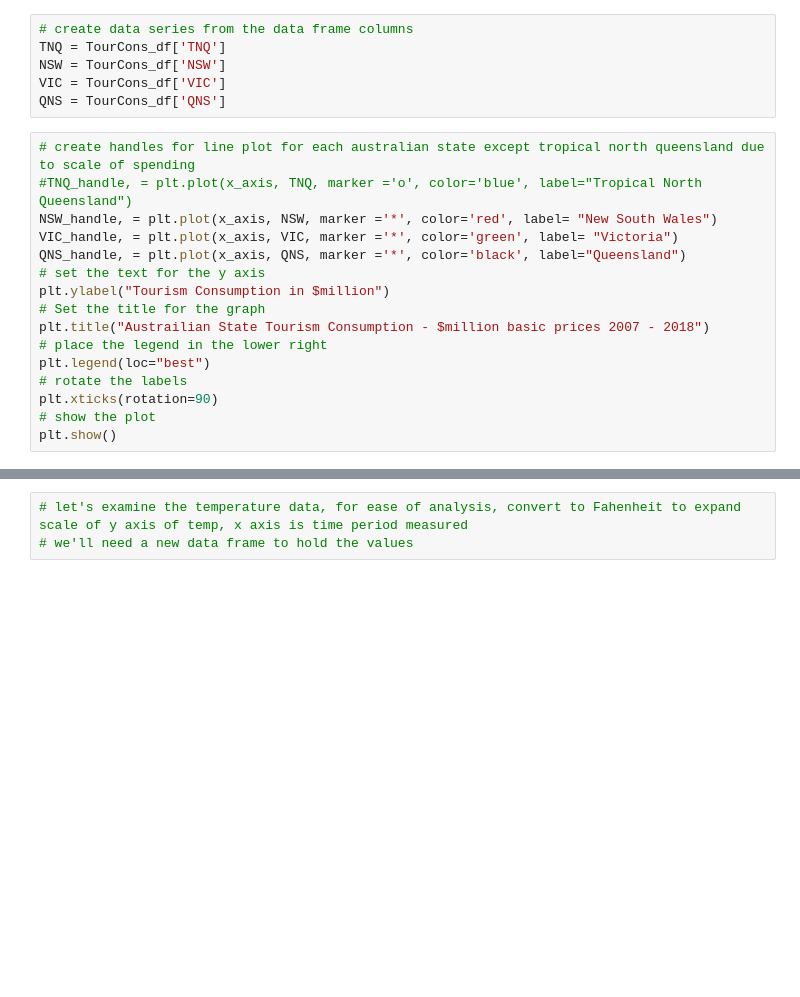
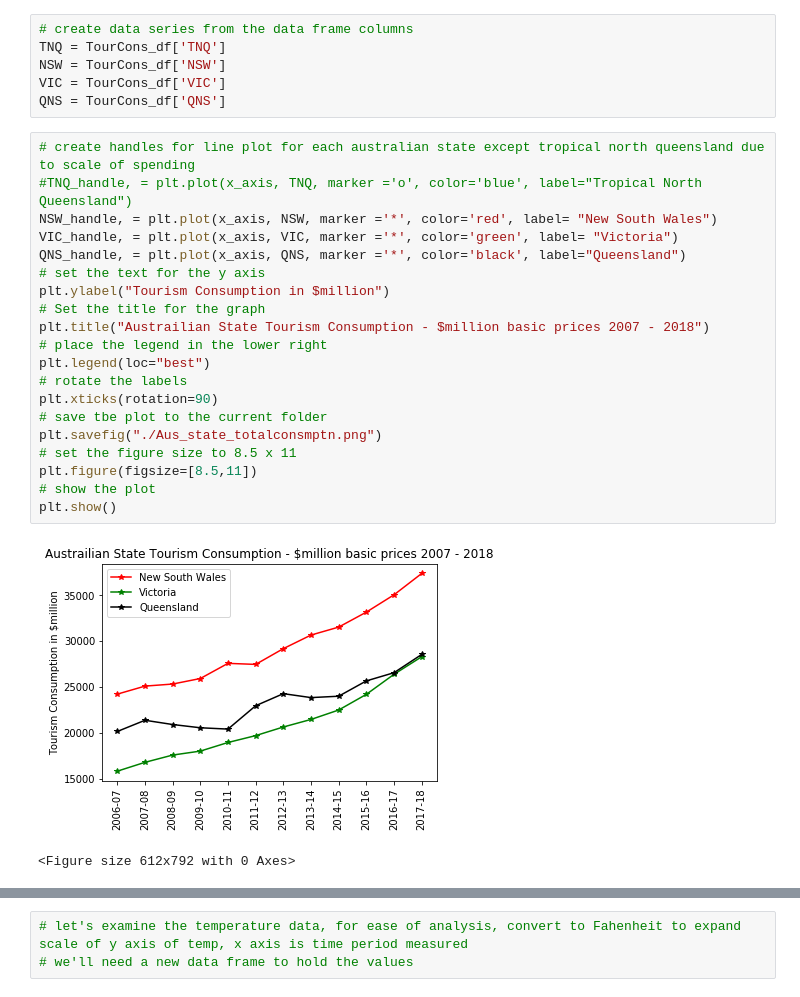
Before and after one commit to Aastha-Arora/Great-Barrier-Reef, a Jupyter notebook: Data Exploration/TourismConsumptionAus.ipynb, the cells around one changed output, grey strips where cells are left out. Drawn from its saved outputs; the diff is of its cells as text; blank space fills up the shorter version.

Commit message:
More work on plots, need to size better for slides

```diff
--- a/Data Exploration/TourismConsumptionAus.ipynb
+++ b/Data Exploration/TourismConsumptionAus.ipynb
@@ -30,19 +30,26 @@ QNS = TourCons_df['QNS']
 # %%
 # create handles for line plot for each australian state except tropical north queensland due to scale of spending
 #TNQ_handle, = plt.plot(x_axis, TNQ, marker ='o', color='blue', label="Tropical North Queensland")
 NSW_handle, = plt.plot(x_axis, NSW, marker ='*', color='red', label= "New South Wales")
 VIC_handle, = plt.plot(x_axis, VIC, marker ='*', color='green', label= "Victoria")
 QNS_handle, = plt.plot(x_axis, QNS, marker ='*', color='black', label="Queensland")
 # set the text for the y axis
 plt.ylabel("Tourism Consumption in $million")
 # Set the title for the graph
 plt.title("Austrailian State Tourism Consumption - $million basic prices 2007 - 2018")
 # place the legend in the lower right
 plt.legend(loc="best")
 # rotate the labels
 plt.xticks(rotation=90)
+# save tbe plot to the current folder
+plt.savefig("./Aus_state_totalconsmptn.png")
+# set the figure size to 8.5 x 11
+plt.figure(figsize=[8.5,11])
 # show the plot
 plt.show()
+# %% [output]
+[figure, added]
+<Figure size 612x792 with 0 Axes>
 # %%
 # create and plot Tropical North Queensland
 TNQ_handle, = plt.plot(x_axis, TNQ, marker ='o', color='blue', label="Tropical North Queensland")
```
Also changed, not shown: parts of 8 cells of this notebook.
